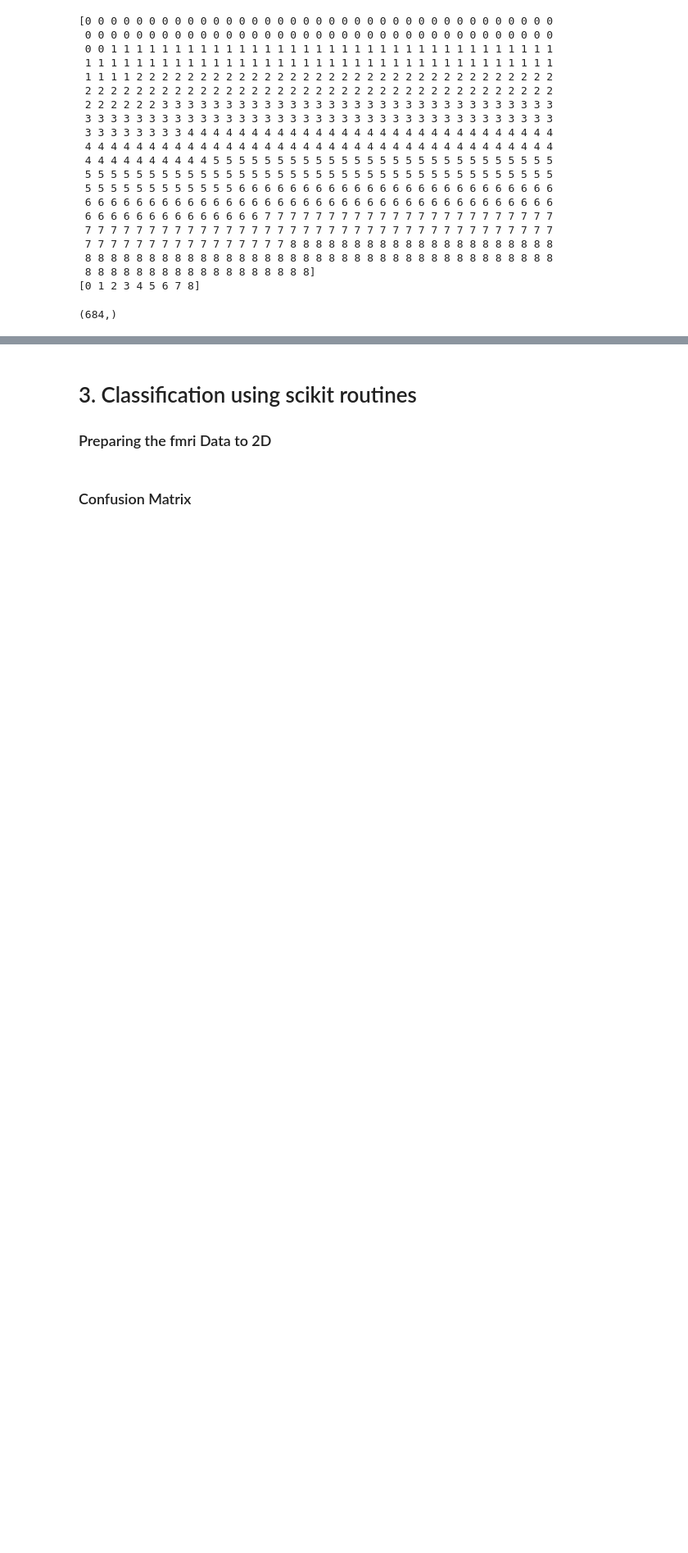
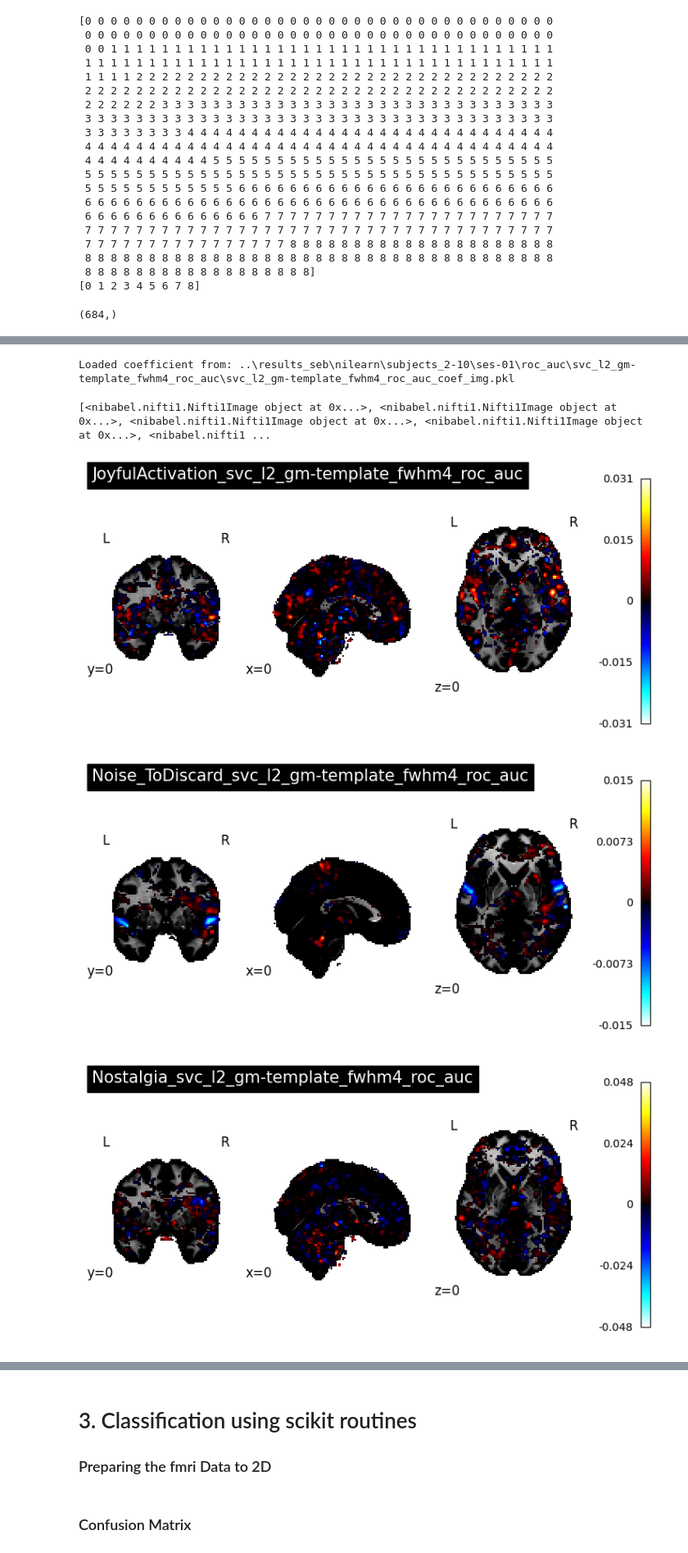
Before and after one commit to GalhardoCorreia/MusicBrainNetwork, a Jupyter notebook: scripts_seb/2.[decoding]group_decoding_seb.ipynb, the cells around one changed output, grey strips where cells are left out. Shown at 82% size. Cells and saved outputs as stored; diff of their text form; code cells hidden in the pictures; blank space fills up the shorter version.

```diff
--- a/scripts_seb/2.[decoding]group_decoding_seb.ipynb
+++ b/scripts_seb/2.[decoding]group_decoding_seb.ipynb
@@ -378,7 +378,7 @@ ses_id = 'ses-01'
 estimators = ['svc_l2']
 scoring_metrics = ['roc_auc']
 smoothing_values = [4]
-mask_strategies = ['whole-brain-template']
+mask_strategies = ['gm-template']
 
 all_results = []
 
@@ -426,5 +430,5 @@ if decoders:
         # Acessa o cv_scores_ corretamente
         save_results(decoder,results_dir, part_id, ses_id)
 # %%
-coef_imgs = jl.load(r'..\results_seb/nilearn/sub_2-10/ses-01/roc_auc/svc_l2_gm-template_fwhm4_roc_auc/svc_l2_gm-template_fwhm4_roc_auc_coef_img.pkl')
+coef_imgs = jl.load(r'..\results_seb/nilearn/subjects_2-10/ses-01/roc_auc/svc_l2_gm-template_fwhm4_roc_auc/svc_l2_gm-template_fwhm4_roc_auc_coef_img.pkl')
 print(coef_imgs)
@@ -431,30 +437,40 @@ print(coef_imgs)
 # %%
 base_coef_dir= os.path.join(results_dir,'nilearn', part_id, ses_id)
 
-base_coef_dir = r"..\results_seb\nilearn\sub_2-10\ses-01"
+base_coef_dir = r"..\results_seb\nilearn\subjects_2-10\ses-01"
 scoring_methods = ["roc_auc"]
 
 
 coefs = find_all_coefs(base_coef_dir, scoring_methods)
+# %% [output]
+Loaded coefficient from: ..\results_seb\nilearn\subjects_2-10\ses-01\roc_auc\svc_l2_gm-template_fwhm4_roc_auc\svc_l2_gm-template_fwhm4_roc_auc_coef_img.pkl
+# %%
+print(coefs[0][0])
+# %% [output]
+[<nibabel.nifti1.Nifti1Image object at 0x...>, <nibabel.nifti1.Nifti1Image object at 0x...>, <nibabel.nifti1.Nifti1Image object at 0x...>, <nibabel.nifti1.Nifti1Image object at 0x...>, <nibabel.nifti1 ...
 # %%
 for i in range(len(np.unique(y))):
 
     # get the indices of the target_set
     idx = np.where(y == i)
 
-    subfolder_name = os.path.basename(os.path.dirname(coefs[3][1]))
+    subfolder_name = os.path.basename(os.path.dirname(coefs[0][1]))
 
 
 
     # plot the cv_scores_mean_i
     plt = plotting.plot_stat_map(
         coef_imgs[i],
         title=f'{le.inverse_transform([i])[0]}_{subfolder_name}',
         dim=-1,
         threshold='auto',
         cut_coords=(0, 0, 0),
         draw_cross=False,
 
 
 
     )
+# %% [output]
+[figure, added]
+[figure, added]
+[figure, added]
```
Also changed, not shown: parts of 10 cells of this notebook, 4 other files.
